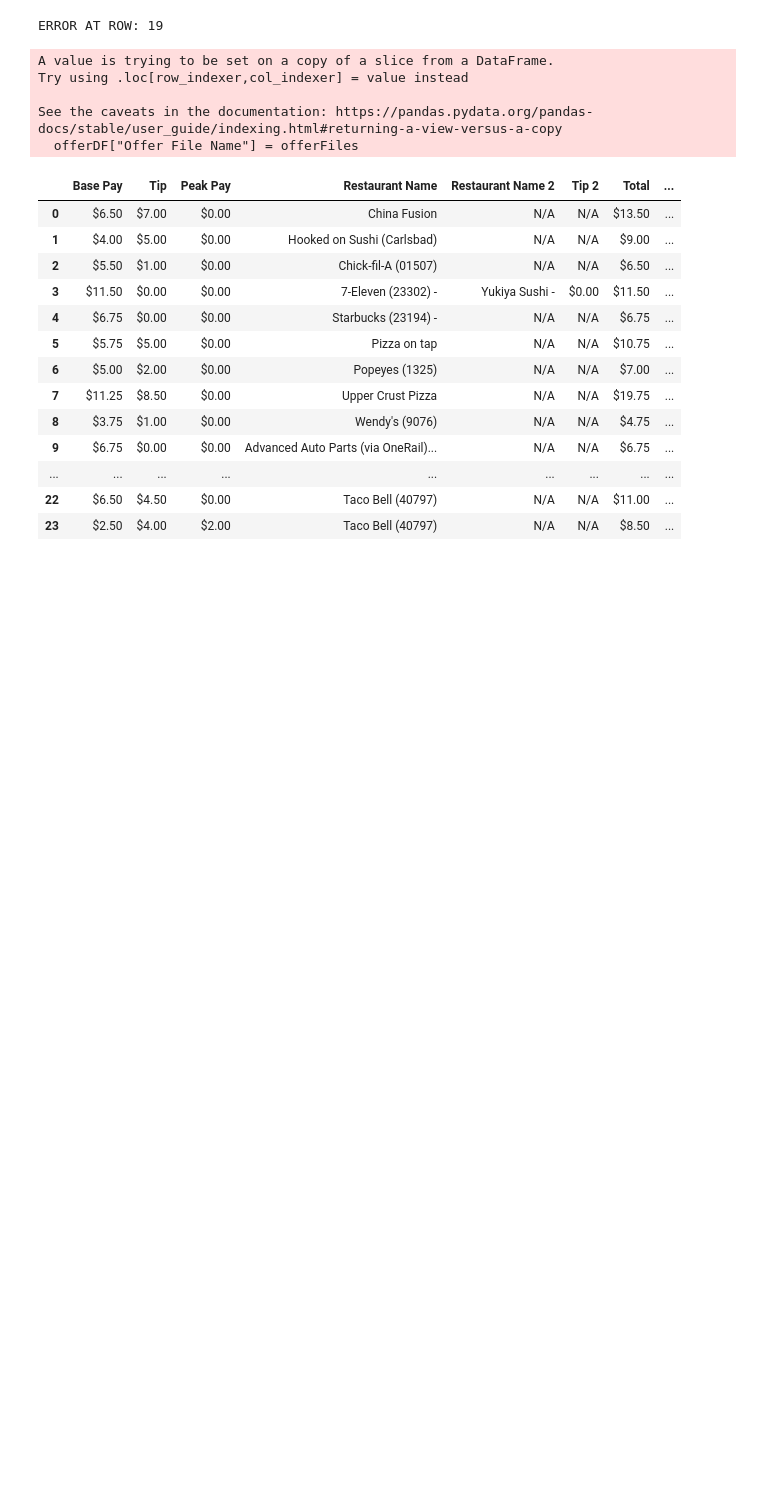
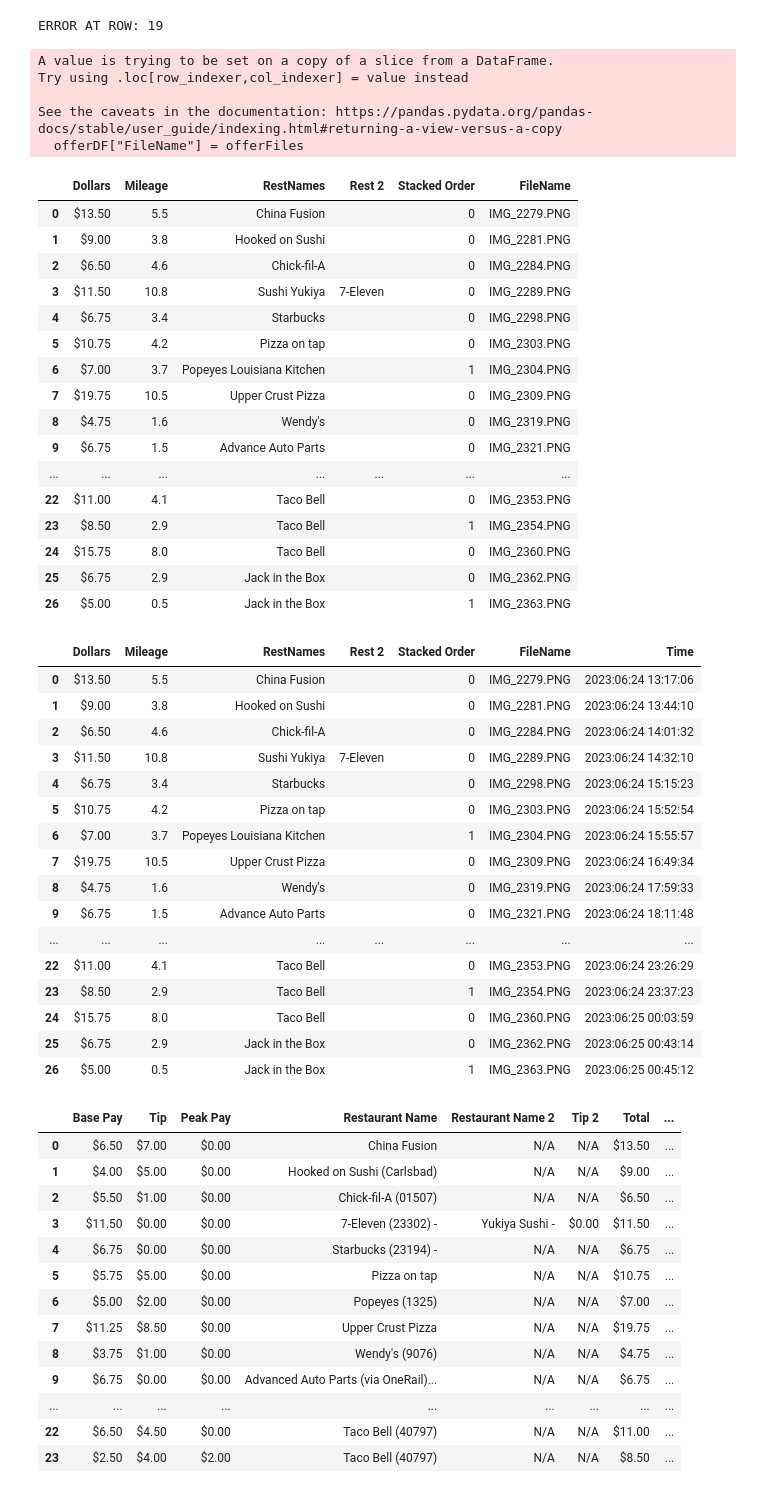
Before and after one commit to Crawford92/DeliveryData, a Jupyter notebook: InputHandling.ipynb, the cells around one changed output. Saved outputs shown, nothing was run; the diff lists cells and outputs as text; code cells hidden in the pictures; blank space fills up the shorter version.

```diff
--- a/InputHandling.ipynb
+++ b/InputHandling.ipynb
@@ -449,13 +444,53 @@ for index1, row in cDF.iterrows():
         newRowList = [basePay, tipPay, peakPay, restName, rest2, tip2, total]
         completedDF.loc[len(completedDF)] = newRowList
 # %%
-offerDF["Offer File Name"] = offerFiles
-offerDF = offerDF.join(timeDF)
+#What if we kept Filename, then dropped it
+
+
+#offerDF["Offer File Name"] = offerFiles
+offerDF["FileName"] = offerFiles
+display(offerDF)
+offerDF = offerDF.join(timeDF.set_index('FileName'), on="FileName")
+display(offerDF)
 offerDF = offerDF.rename(columns={"Time" : "Offer Timestamp"})
 offerDF = offerDF.drop(["FileName"], axis=1)
 # %% [output]
 A value is trying to be set on a copy of a slice from a DataFrame.
 Try using .loc[row_indexer,col_indexer] = value instead
 
 See the caveats in the documentation: https://pandas.pydata.org/pandas-docs/stable/user_guide/indexing.html#returning-a-view-versus-a-copy
-  offerDF["Offer File Name"] = offerFiles
+  offerDF["FileName"] = offerFiles
+|  | Dollars | Mileage | RestNames | Rest 2 | Stacked Order | FileName |
+| 0 | $13.50 | 5.5 | China Fusion |  | 0 | IMG_2279.PNG |
+| 1 | $9.00 | 3.8 | Hooked on Sushi |  | 0 | IMG_2281.PNG |
+| 2 | $6.50 | 4.6 | Chick-fil-A |  | 0 | IMG_2284.PNG |
+| 3 | $11.50 | 10.8 | Sushi Yukiya | 7-Eleven | 0 | IMG_2289.PNG |
+| 4 | $6.75 | 3.4 | Starbucks |  | 0 | IMG_2298.PNG |
+| 5 | $10.75 | 4.2 | Pizza on tap |  | 0 | IMG_2303.PNG |
+| 6 | $7.00 | 3.7 | Popeyes Louisiana Kitchen |  | 1 | IMG_2304.PNG |
+| 7 | $19.75 | 10.5 | Upper Crust Pizza |  | 0 | IMG_2309.PNG |
+| 8 | $4.75 | 1.6 | Wendy's |  | 0 | IMG_2319.PNG |
+| 9 | $6.75 | 1.5 | Advance Auto Parts |  | 0 | IMG_2321.PNG |
+| ... | ... | ... | ... | ... | ... | ... |
+| 22 | $11.00 | 4.1 | Taco Bell |  | 0 | IMG_2353.PNG |
+| 23 | $8.50 | 2.9 | Taco Bell |  | 1 | IMG_2354.PNG |
+| 24 | $15.75 | 8.0 | Taco Bell |  | 0 | IMG_2360.PNG |
+| 25 | $6.75 | 2.9 | Jack in the Box |  | 0 | IMG_2362.PNG |
+| 26 | $5.00 | 0.5 | Jack in the Box |  | 1 | IMG_2363.PNG |
+|  | Dollars | Mileage | RestNames | Rest 2 | Stacked Order | FileName | Time |
+| 0 | $13.50 | 5.5 | China Fusion |  | 0 | IMG_2279.PNG | 2023:06:24 13:17:06 |
+| 1 | $9.00 | 3.8 | Hooked on Sushi |  | 0 | IMG_2281.PNG | 2023:06:24 13:44:10 |
+| 2 | $6.50 | 4.6 | Chick-fil-A |  | 0 | IMG_2284.PNG | 2023:06:24 14:01:32 |
+| 3 | $11.50 | 10.8 | Sushi Yukiya | 7-Eleven | 0 | IMG_2289.PNG | 2023:06:24 14:32:10 |
+| 4 | $6.75 | 3.4 | Starbucks |  | 0 | IMG_2298.PNG | 2023:06:24 15:15:23 |
+| 5 | $10.75 | 4.2 | Pizza on tap |  | 0 | IMG_2303.PNG | 2023:06:24 15:52:54 |
+| 6 | $7.00 | 3.7 | Popeyes Louisiana Kitchen |  | 1 | IMG_2304.PNG | 2023:06:24 15:55:57 |
+| 7 | $19.75 | 10.5 | Upper Crust Pizza |  | 0 | IMG_2309.PNG | 2023:06:24 16:49:34 |
+| 8 | $4.75 | 1.6 | Wendy's |  | 0 | IMG_2319.PNG | 2023:06:24 17:59:33 |
+| 9 | $6.75 | 1.5 | Advance Auto Parts |  | 0 | IMG_2321.PNG | 2023:06:24 18:11:48 |
+| ... | ... | ... | ... | ... | ... | ... | ... |
+| 22 | $11.00 | 4.1 | Taco Bell |  | 0 | IMG_2353.PNG | 2023:06:24 23:26:29 |
+| 23 | $8.50 | 2.9 | Taco Bell |  | 1 | IMG_2354.PNG | 2023:06:24 23:37:23 |
+| 24 | $15.75 | 8.0 | Taco Bell |  | 0 | IMG_2360.PNG | 2023:06:25 00:03:59 |
+| 25 | $6.75 | 2.9 | Jack in the Box |  | 0 | IMG_2362.PNG | 2023:06:25 00:43:14 |
+| 26 | $5.00 | 0.5 | Jack in the Box |  | 1 | IMG_2363.PNG | 2023:06:25 00:45:12 |
```
Also changed, not shown: parts of 16 cells of this notebook.
